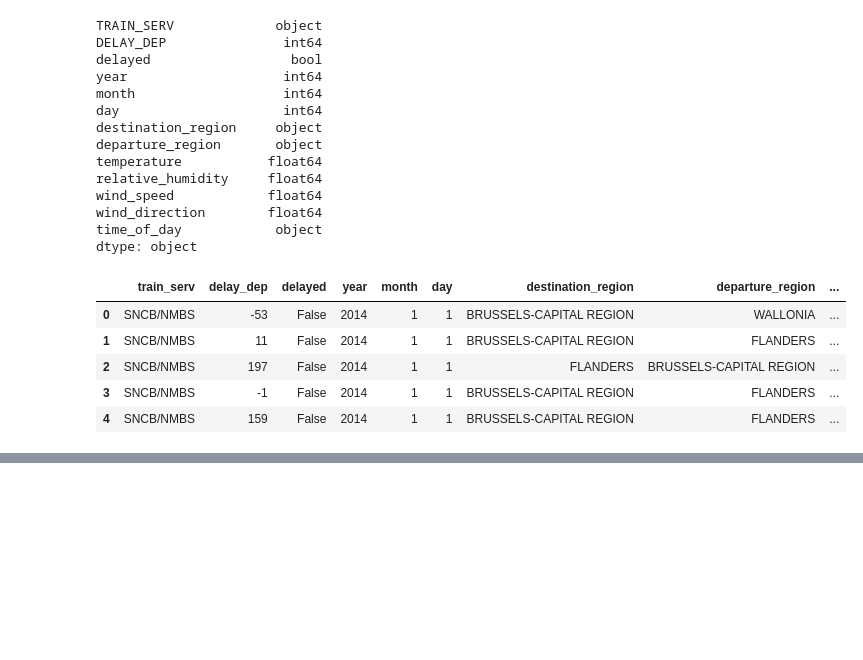
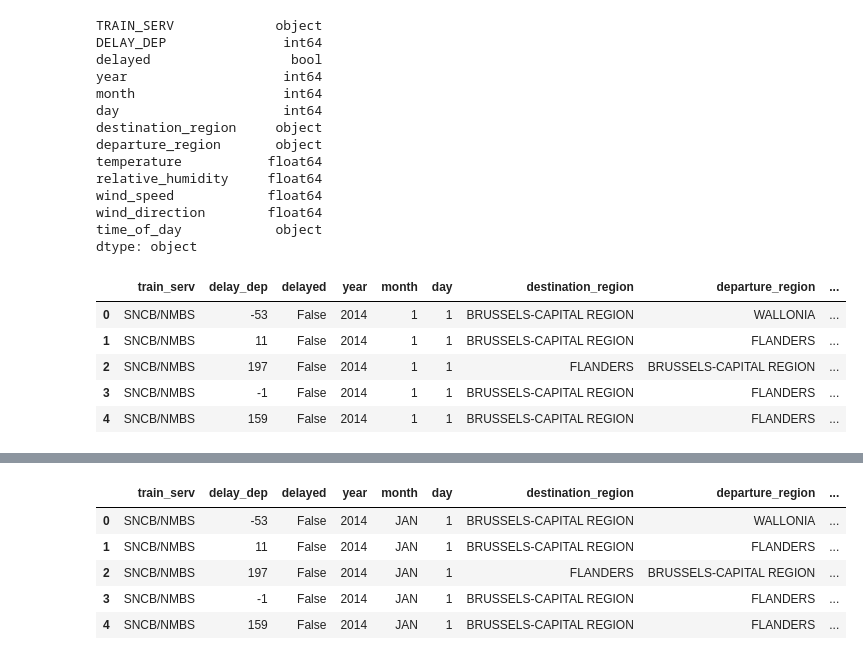
Before and after one commit to ilse-espino/train_delays_belgium, a Jupyter notebook: 2.1-data_preparation.ipynb, the cells around one changed output, grey strips where cells are left out. Drawn from its saved outputs; the diff is of its cells as text; code cells hidden in the pictures; blank space fills up the shorter version.

```diff
--- a/2.1-data_preparation.ipynb
+++ b/2.1-data_preparation.ipynb
@@ -213,0 +261,13 @@ df.head()
+# %%
+df["month"] = df["month"].map({1: "JAN", 2: "FEB", 3: "MAR", 4: "APR"
+                , 5: "MAY", 6: "JUN", 7: "JUL", 8: "AUG", 9: "SEP"
+                , 10: "OCT", 11: "NOV", 12: "DEC"})
+# %%
+df.head()
+# %% [output]
+|  | train_serv | delay_dep | delayed | year | month | day | destination_region | departure_region | ... |
+| 0 | SNCB/NMBS | -53 | False | 2014 | JAN | 1 | BRUSSELS-CAPITAL REGION | WALLONIA | ... |
+| 1 | SNCB/NMBS | 11 | False | 2014 | JAN | 1 | BRUSSELS-CAPITAL REGION | FLANDERS | ... |
+| 2 | SNCB/NMBS | 197 | False | 2014 | JAN | 1 | FLANDERS | BRUSSELS-CAPITAL REGION | ... |
+| 3 | SNCB/NMBS | -1 | False | 2014 | JAN | 1 | BRUSSELS-CAPITAL REGION | FLANDERS | ... |
+| 4 | SNCB/NMBS | 159 | False | 2014 | JAN | 1 | BRUSSELS-CAPITAL REGION | FLANDERS | ... |
```
Also changed, not shown: parts of 18 cells of this notebook.
